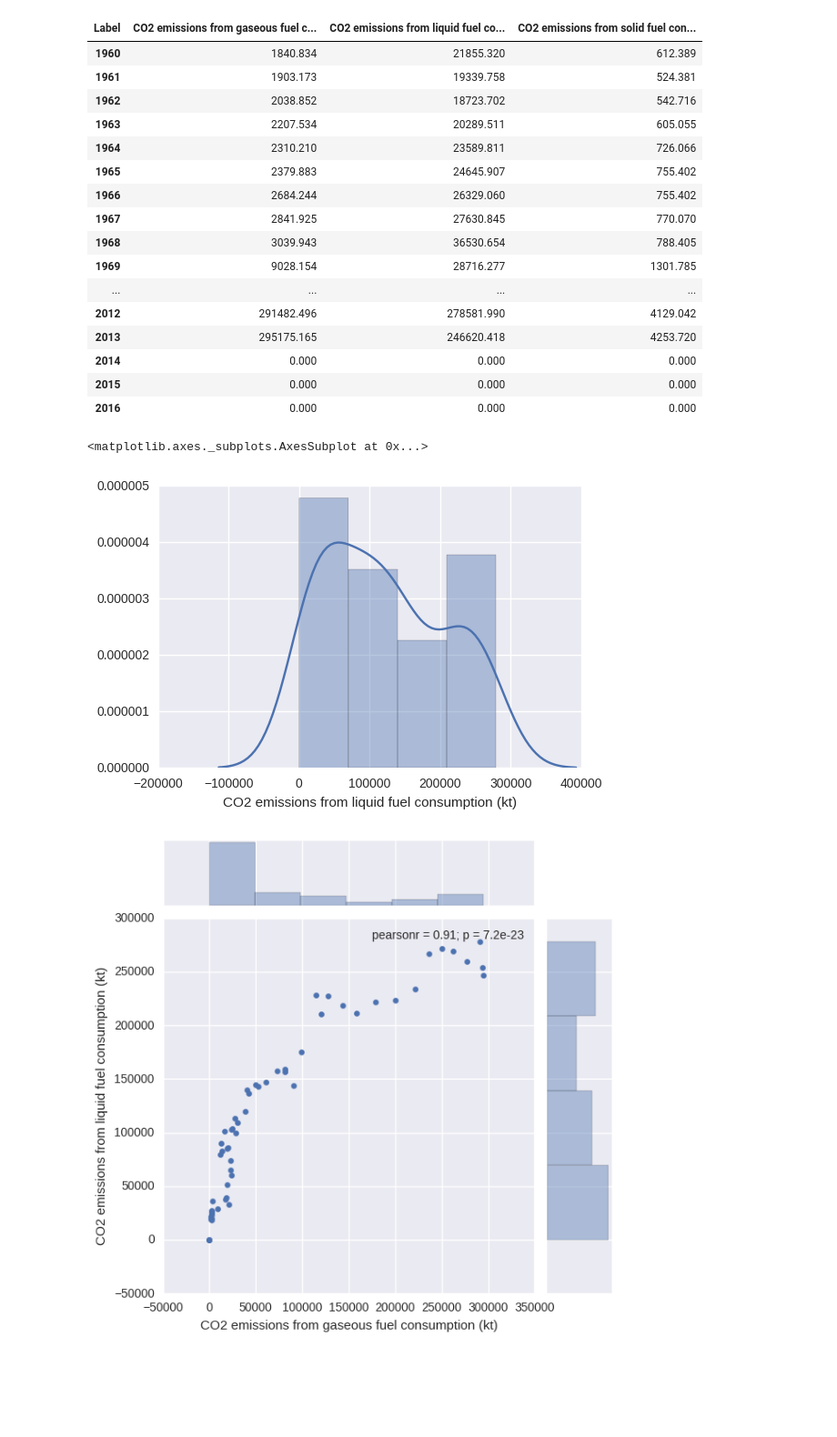
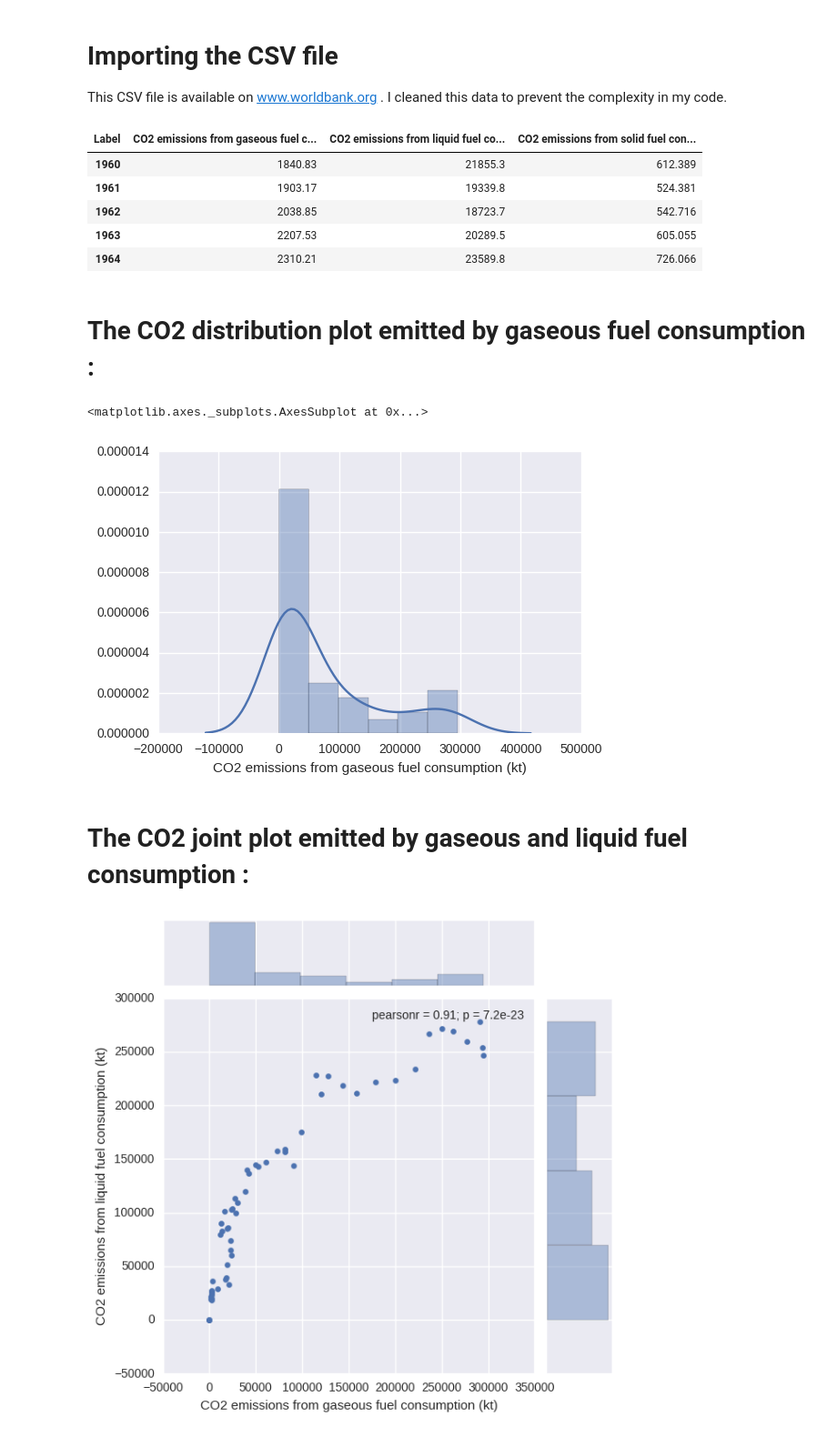
Before and after one commit to tnzmnjm/Seaborn-visualisation, a Jupyter notebook: CO2 Emission.ipynb, the cells around one changed output. Shown: that part at 91% size. Saved outputs shown, nothing was run; the diff lists cells and outputs as text; code cells hidden in the pictures; blank space fills up the shorter version.

```diff
--- a/CO2 Emission.ipynb
+++ b/CO2 Emission.ipynb
@@ -41,27 +9,28 @@ read_csv.head(5)
+# %% [markdown]
+# Importing the CSV file
+
+This CSV file is available on www.worldbank.org . I cleaned this data to prevent the complexity in my code.
 # %%
+source_file = '/home/tannaz/Documents/Co2Emission/Dataset.csv'
+read_csv = pd.read_csv(source_file)
+read_csv = read_csv.transpose()
+read_csv=read_csv.fillna(0)
+
 read_csv.columns=read_csv.ix[0,:]
-read_csv=read_csv.ix[1:,:] # Don`t run it again
+read_csv=read_csv.ix[1:,:]
 read_csv.astype(np.float64)
+read_csv.head(5)
 # %% [output]
 | Label | CO2 emissions from gaseous fuel c... | CO2 emissions from liquid fuel co... | CO2 emissions from solid fuel con... |
-| 1960 | 1840.834 | 21855.320 | 612.389 |
-| 1961 | 1903.173 | 19339.758 | 524.381 |
-| 1962 | 2038.852 | 18723.702 | 542.716 |
-| 1963 | 2207.534 | 20289.511 | 605.055 |
-| 1964 | 2310.210 | 23589.811 | 726.066 |
-| 1965 | 2379.883 | 24645.907 | 755.402 |
-| 1966 | 2684.244 | 26329.060 | 755.402 |
-| 1967 | 2841.925 | 27630.845 | 770.070 |
-| 1968 | 3039.943 | 36530.654 | 788.405 |
-| 1969 | 9028.154 | 28716.277 | 1301.785 |
-| ... | ... | ... | ... |
-| 2012 | 291482.496 | 278581.990 | 4129.042 |
-| 2013 | 295175.165 | 246620.418 | 4253.720 |
-| 2014 | 0.000 | 0.000 | 0.000 |
-| 2015 | 0.000 | 0.000 | 0.000 |
-| 2016 | 0.000 | 0.000 | 0.000 |
+| 1960 | 1840.83 | 21855.3 | 612.389 |
+| 1961 | 1903.17 | 19339.8 | 524.381 |
+| 1962 | 2038.85 | 18723.7 | 542.716 |
+| 1963 | 2207.53 | 20289.5 | 605.055 |
+| 1964 | 2310.21 | 23589.8 | 726.066 |
+# %% [markdown]
+# The CO2 distribution plot emitted by gaseous fuel consumption :
 # %%
-sns.distplot(read_csv.ix[:,1])
+sns.distplot(read_csv.ix[:,0])
 # %% [output]
 <matplotlib.axes._subplots.AxesSubplot at 0x...>
-[figure, old version]
+[figure, new version]
@@ -70,3 +37,5 @@ seaborn.regplot()
+# %% [markdown]
+ # The CO2 joint plot emitted by gaseous  and liquid fuel consumption :
 # %%
 g = sns.jointplot(x="CO2 emissions from gaseous fuel consumption (kt)",
                  y="CO2 emissions from liquid fuel consumption (kt)",data=read_csv)
```
Also changed, not shown: parts of 10 cells of this notebook.
